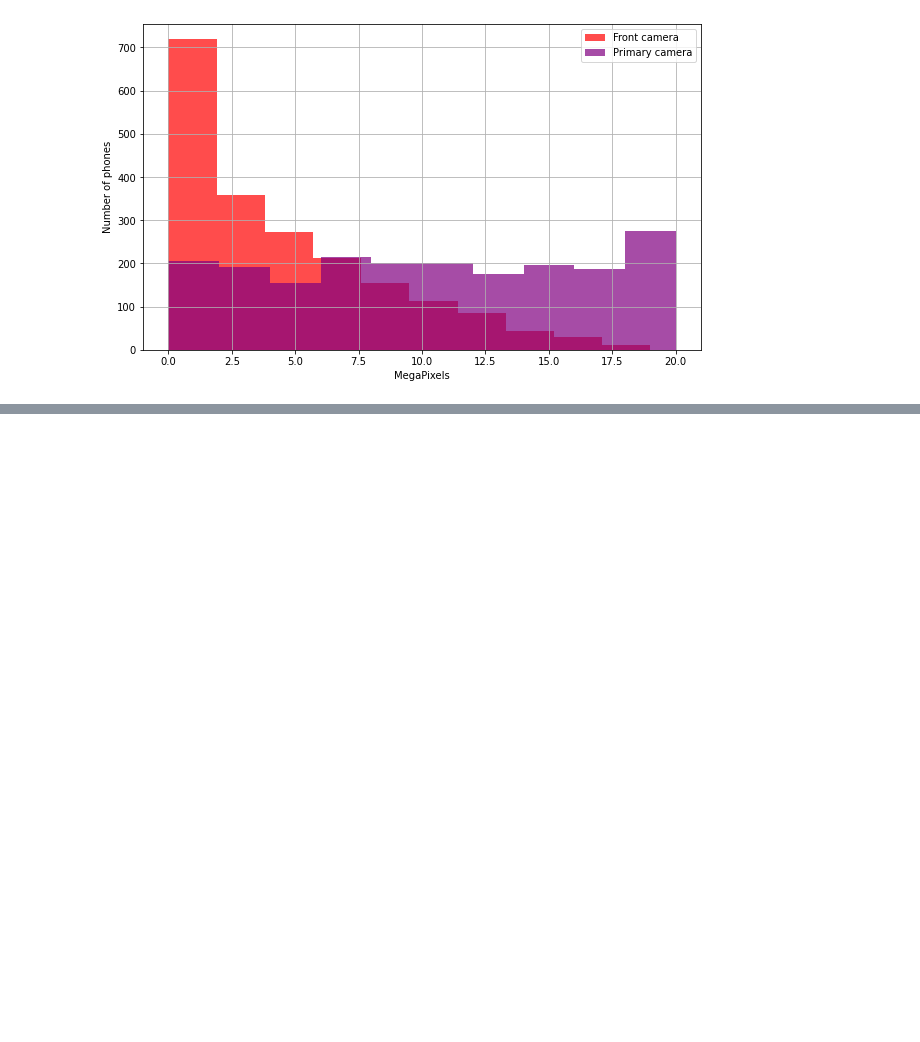
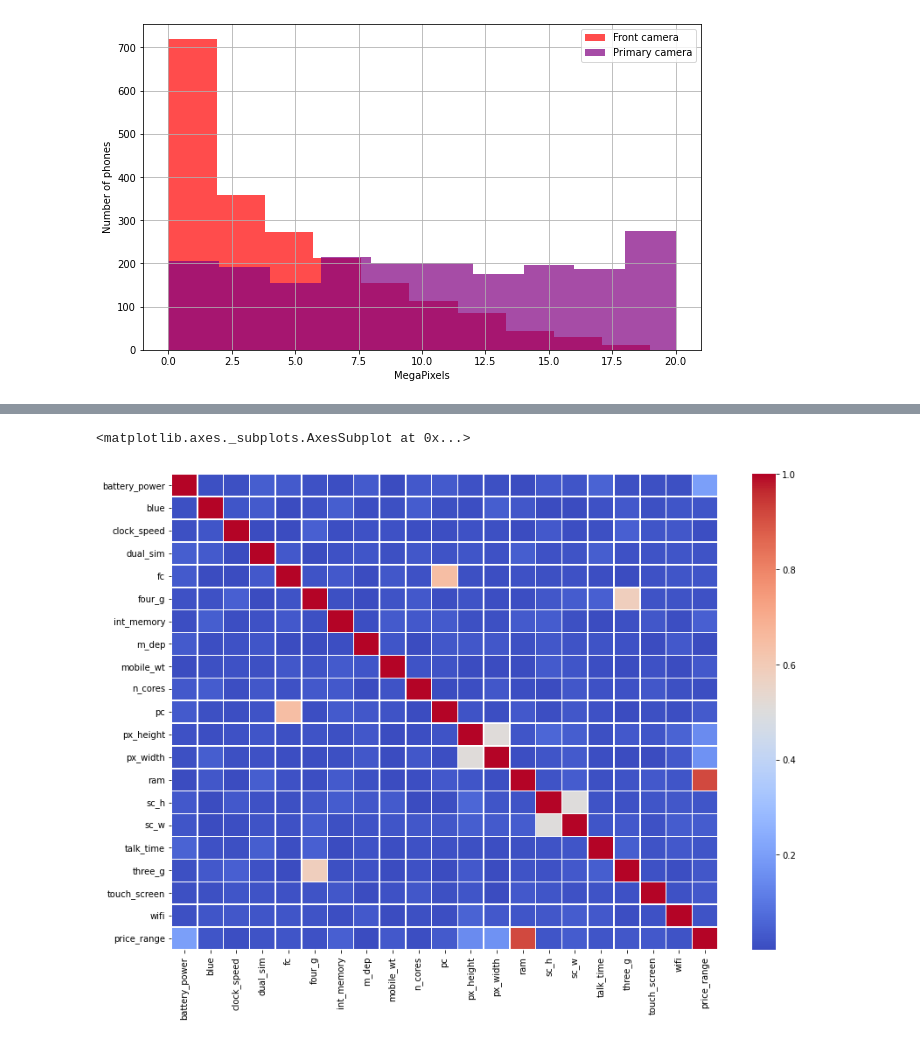
Before and after one commit to RadhikaRM/Mobilepricerangeprediction, a Jupyter notebook: Pricerangeprediction.ipynb, the cells around one changed output, grey strips where cells are left out. Saved outputs shown, nothing was run; the diff lists cells and outputs as text; code cells hidden in the pictures; blank space fills up the shorter version.

```diff
--- a/Pricerangeprediction.ipynb
+++ b/Pricerangeprediction.ipynb
@@ -186,0 +224,10 @@ Text(0, 0.5, 'Number of phones')
+# %%
+# making a copy of our dataset
+df_1 = df.copy()
+# %%
+# heatmap for checking multi-collinearity
+plt.figure(figsize=[14,10])
+sns.heatmap(data=abs(df_1.corr()), annot=False, cmap='coolwarm', linewidths=0.5)
+# %% [output]
+<matplotlib.axes._subplots.AxesSubplot at 0x...>
+[figure, added]
```
Also changed, not shown: parts of 25 cells of this notebook.
